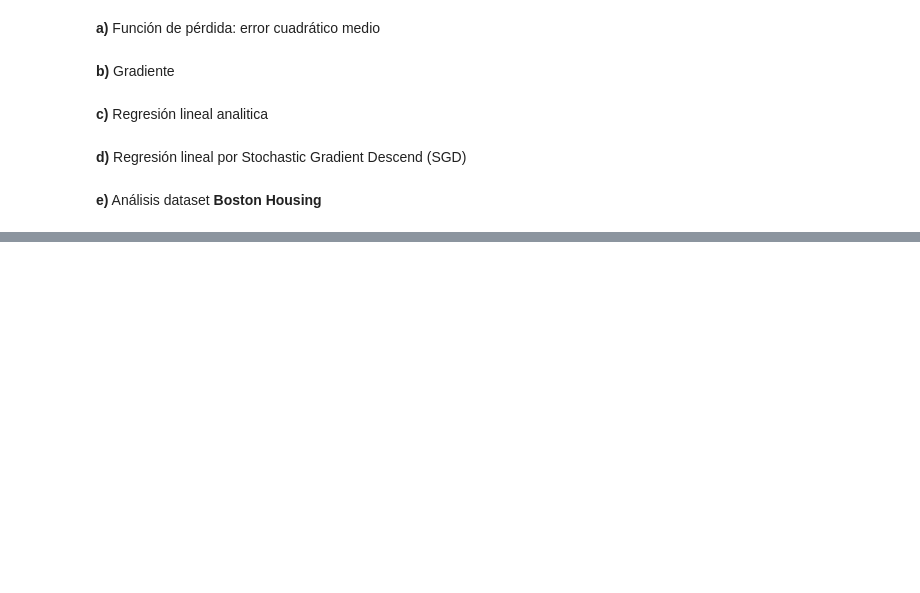
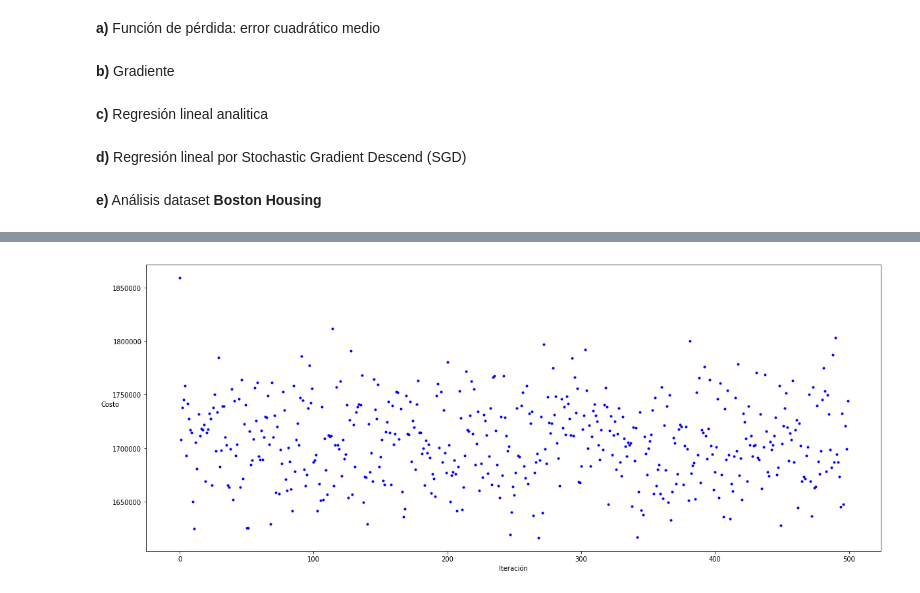
Before and after one commit to mibanez-parraguez/INF393-Tarea0, a Jupyter notebook: Tarea 0.ipynb, the cells around one changed output, grey strips where cells are left out. Drawn from its saved outputs; the diff is of its cells as text; code cells hidden in the pictures; blank space fills up the shorter version.

```diff
--- a/Tarea 0.ipynb
+++ b/Tarea 0.ipynb
@@ -244,0 +247,7 @@ _=ax.plot(range(iteraciones),costos,'b.')
+# %%
+iteraciones = 500
+eta = 0.5
+_, costos = SGD(X_train, y_train, b0, eta, iteraciones)
+plot_SGD(iteraciones,costos)
+# %% [output]
+[figure, added]
```
Also changed, not shown: parts of 12 cells of this notebook.
